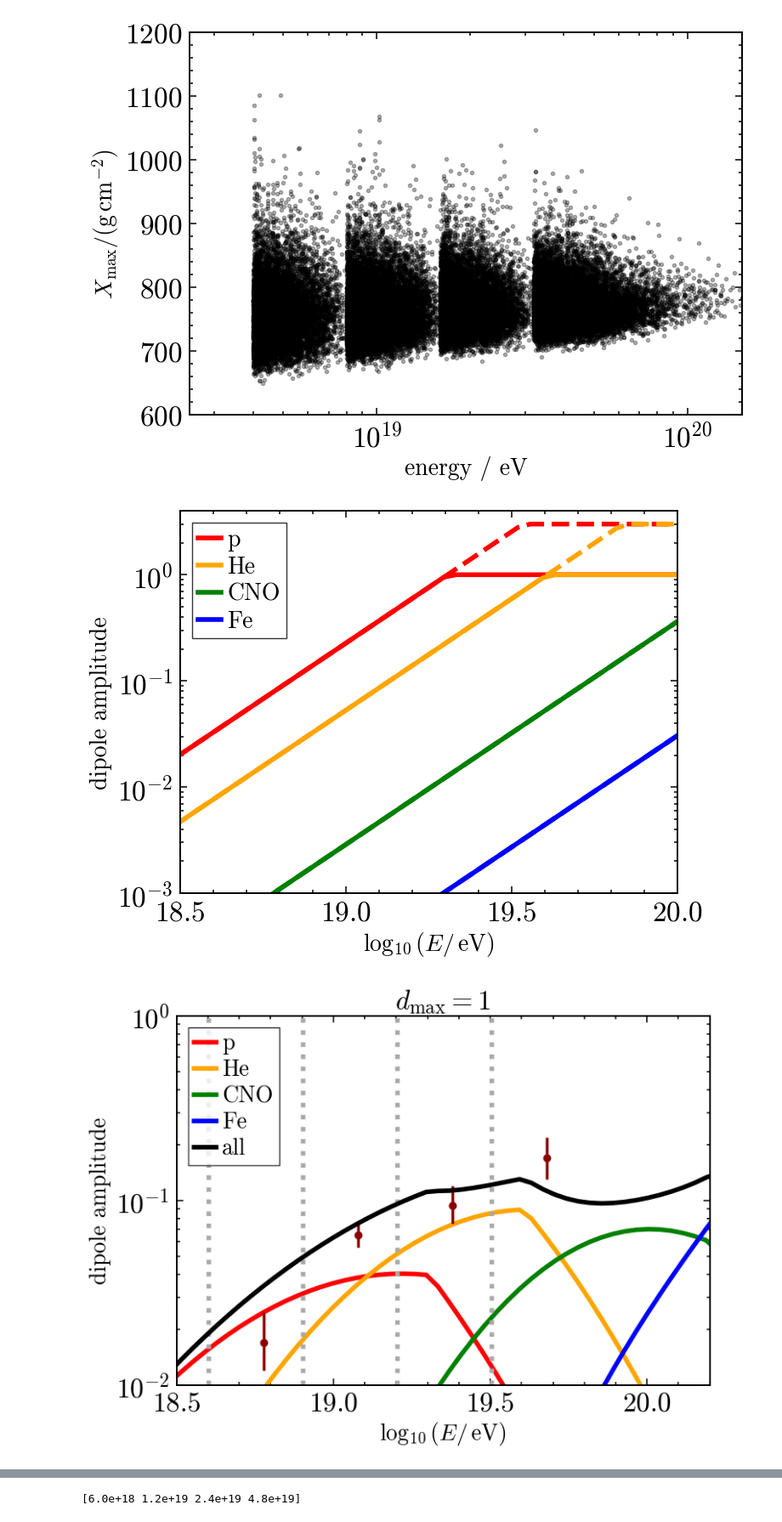
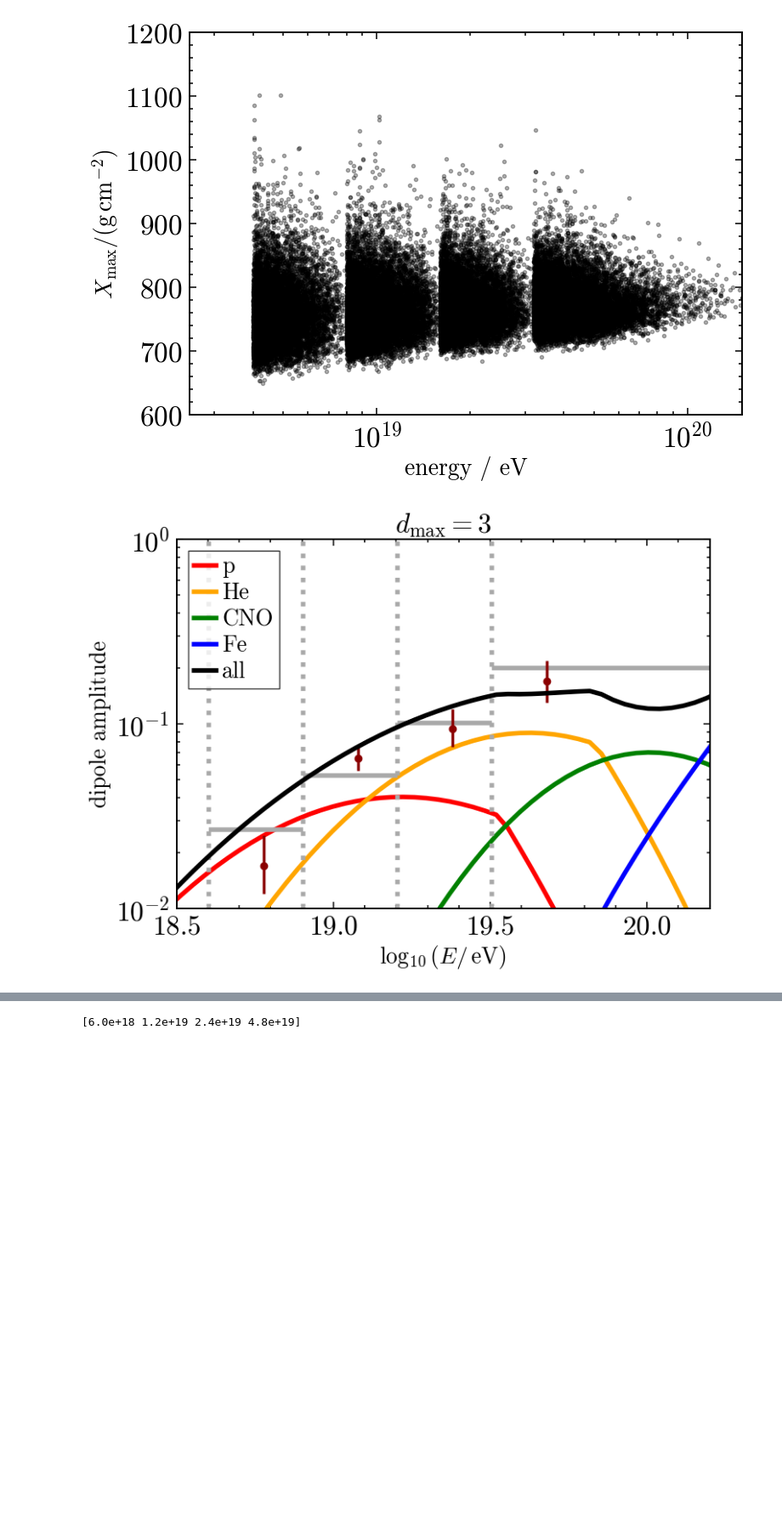
Before and after one commit to paolo-magnani/aixnet_simulations, a Jupyter notebook: sim_part1.ipynb, the cells around one changed output, grey strips where cells are left out. Shown at 85% size. Drawn from its saved outputs; the diff is of its cells as text; code cells hidden in the pictures; blank space fills up the shorter version.

```diff
--- a/sim_part1.ipynb
+++ b/sim_part1.ipynb
@@ -242,78 +242,79 @@ ene = np.linspace(np.log10(3e18),np.log10(200e18))
 # pene = np.linspace(np.log10(3e18))
 # print(ene)
 
-plt.figure(figsize=(9,6))
-for name in names:
-    plt.plot(ene, dip.dipole_dependence(name, np.power(10, ene - 18), 1), label=f'{name}', linewidth=4, color=colors[name])
-    plt.plot(ene, dip.dipole_dependence(name, np.power(10, ene - 18), 3), ls='--', linewidth=4, color=colors[name])
+# plt.figure(figsize=(9,6))
+# for name in names:
+#     plt.plot(ene, dip.dipole_dependence(name, np.power(10, ene - 18), 1), label=f'{name}', linewidth=4, color=colors[name])
+#     plt.plot(ene, dip.dipole_dependence(name, np.power(10, ene - 18), 3), ls='--', linewidth=4, color=colors[name])
 
-plt.xlabel(r'$\log_{10}(E/\, \mathrm{eV})$')
-plt.ylabel('dipole amplitude')
-plt.ylim(1e-3, 4)
-plt.xlim(18.5, 20)
-plt.yscale('log')
-plt.legend()
-plt.show()
+# plt.xlabel(r'$\log_{10}(E/\, \mathrm{eV})$')
+# plt.ylabel('dipole amplitude')
+# plt.ylim(1e-3, 4)
+# plt.xlim(18.5, 20)
+# plt.yscale('log')
+# plt.legend()
+# plt.show()
 
 
 dtot = np.zeros_like(ene)
 
-plt.figure(figsize=(10,6))
-plt.title(r'$d_\mathrm{max}=1$')
-for name in names:
-    if name == 'Fe':
-        ddd = dip.dipole_dependence(name, np.power(10, ene - 18), 1)*(1 - (mf.fraction_func('p', ene) + mf.fraction_func('He', ene) + mf.fraction_func('CNO', ene)))
-        plt.plot(ene, ddd, label=f'{name}', linewidth=4, color=colors[name])
-        dtot += ddd
-    else:
-        ddd = dip.dipole_dependence(name, np.power(10, ene - 18), 1)*mf.fraction_func(name, ene)
-        plt.plot(ene, ddd, label=f'{name}', linewidth=4, color=colors[name])
-        dtot += ddd
-for i in range(len(energies[:-1])):
-    E = energies[i]
-    Eplus = energies[i+1]
-    plt.axvline(np.log10(E), lw=4, color='darkgrey', ls=':')
-    # emask = (ene>=np.log10(E))&(ene<np.log10(Eplus))
-    # plt.plot(ene[emask], dip.overall_dipole_dependence(10**(ene[emask]-18)), lw=4, color='grey')
-plt.errorbar(np.log10(1.5*mid_ene), dipole_values, yerr=dipole_errors, ls='', marker='o', color='darkred')
-plt.plot(ene, dtot, label='all', linewidth=4, color='k')
-plt.xlabel(r'$\log_{10}(E/\, \mathrm{eV})$')
-plt.ylabel('dipole amplitude')
-plt.ylim(1e-2, 1)
-plt.xlim(18.5, 20.2)
-plt.yscale('log')
-plt.legend(loc='upper left')
-plt.show()
+# plt.figure(figsize=(10,6))
+# plt.title(r'$d_\mathrm{max}=1$')
+# for name in names:
+#     if name == 'Fe':
+#         ddd = dip.dipole_dependence(name, np.power(10, ene - 18), 1)*(1 - (mf.fraction_func('p', ene) + mf.fraction_func('He', ene) + mf.fraction_func('CNO', ene)))
+#         plt.plot(ene, ddd, label=f'{name}', linewidth=4, color=colors[name])
+#         dtot += ddd
+#     else:
+#         ddd = dip.dipole_dependence(name, np.power(10, ene - 18), 1)*mf.fraction_func(name, ene)
+#         plt.plot(ene, ddd, label=f'{name}', linewidth=4, color=colors[name])
+#         dtot += ddd
+# for i in range(len(energies[:-1])):
+#     E = energies[i]
+#     Eplus = energies[i+1]
+#     plt.axvline(np.log10(E), lw=4, color='darkgrey', ls=':')
+#     # emask = (ene>=np.log10(E))&(ene<np.log10(Eplus))
+#     # plt.plot(ene[emask], dip.overall_dipole_dependence(10**(ene[emask]-18)), lw=4, color='grey')
+# plt.errorbar(np.log10(1.5*mid_ene), dipole_values, yerr=dipole_errors, ls='', marker='o', color='darkred')
+# plt.plot(ene, dtot, label='all', linewidth=4, color='k')
+# plt.xlabel(r'$\log_{10}(E/\, \mathrm{eV})$')
+# plt.ylabel('dipole amplitude')
+# plt.ylim(1e-2, 1)
+# plt.xlim(18.5, 20.2)
+# plt.yscale('log')
+# plt.legend(loc='upper left')
+# plt.show()
 
 
 dtot = np.zeros_like(ene)
 
 plt.figure(figsize=(10,6))
 plt.title(r'$d_\mathrm{max}=3$')
 for name in names:
     if name == 'Fe':
         ddd = dip.dipole_dependence(name, np.power(10, ene - 18), 3)*(1 - (mf.fraction_func('p', ene) + mf.fraction_func('He', ene) + mf.fraction_func('CNO', ene)))
         plt.plot(ene, ddd, label=f'{name}', linewidth=4, color=colors[name])
         dtot += ddd
     else:
         ddd = dip.dipole_dependence(name, np.power(10, ene - 18), 3)*mf.fraction_func(name, ene)
         plt.plot(ene, ddd, label=f'{name}', linewidth=4, color=colors[name])
         dtot += ddd
 for i in range(len(energies[:-1])):
     E = energies[i]
     Eplus = energies[i+1]
+    enetwo = np.linspace(E, Eplus)
+    plt.hlines(np.sum(es.spectrum_func(enetwo)*dip.overall_dipole_dependence(enetwo/1e18))/np.sum(es.spectrum_func(enetwo)), np.log10(E), np.log10(Eplus),lw=4, color='darkgrey')
     plt.axvline(np.log10(E), lw=4, color='darkgrey', ls=':')
 plt.errorbar(np.log10(1.5*mid_ene), dipole_values, yerr=dipole_errors, ls='', marker='o', color='darkred')
 plt.plot(ene, dtot, label='all', linewidth=4, color='k')
 plt.xlabel(r'$\log_{10}(E/\, \mathrm{eV})$')
 plt.ylabel('dipole amplitude')
 plt.ylim(1e-2, 1)
 plt.xlim(18.5, 20.2)
 plt.yscale('log')
 plt.legend(loc='upper left')
 plt.show()
 
 print(1.5*mid_ene)
 # %% [output]
-[figure, old version]
+[figure, new version]
-[figure, removed]
```
Also changed, not shown: parts of 1 cell of this notebook, 16 other files.
